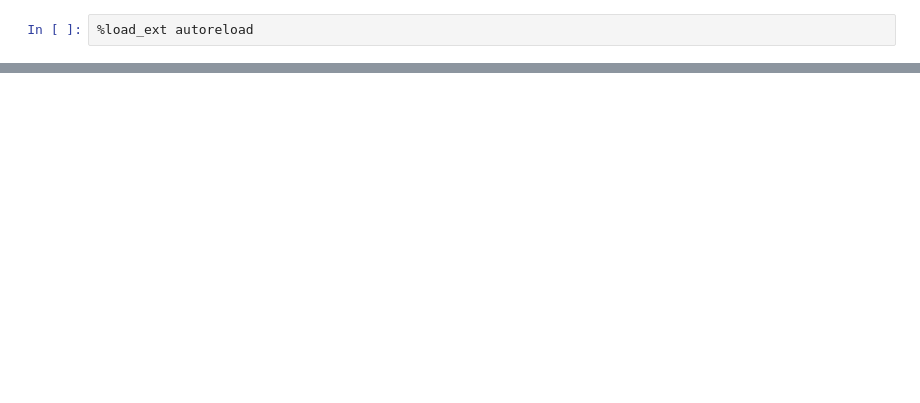
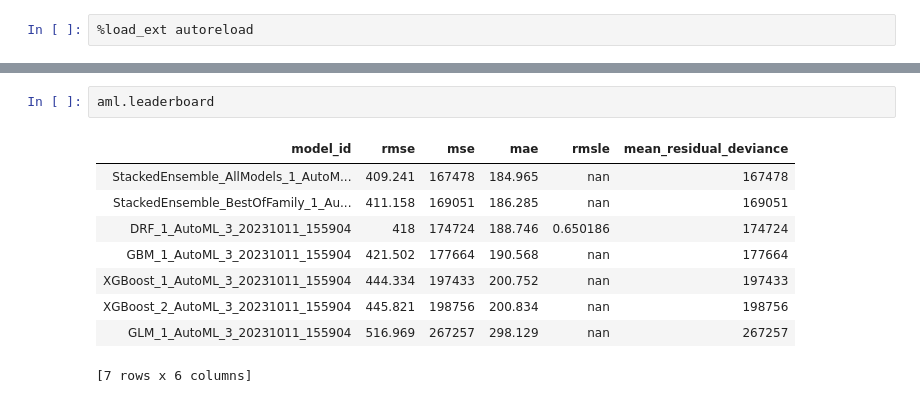
Before and after one commit to stinkyElias/TDT4173-ML, a Jupyter notebook: h2o_autoML.ipynb, the cells around one changed output, grey strips where cells are left out. Cells and saved outputs as stored; diff of their text form; blank space fills up the shorter version.

```diff
--- a/h2o_autoML.ipynb
+++ b/h2o_autoML.ipynb
@@ -118,0 +281,12 @@ automl = H2OAutoML(max_models=10, seed=1, stopping_metric='MAE')
+# %%
+aml.leaderboard
+# %% [output]
+| model_id | rmse | mse | mae | rmsle | mean_residual_deviance |
+| StackedEnsemble_AllModels_1_AutoM... | 409.241 | 167478 | 184.965 | nan | 167478 |
+| StackedEnsemble_BestOfFamily_1_Au... | 411.158 | 169051 | 186.285 | nan | 169051 |
+| DRF_1_AutoML_3_20231011_155904 | 418 | 174724 | 188.746 | 0.650186 | 174724 |
+| GBM_1_AutoML_3_20231011_155904 | 421.502 | 177664 | 190.568 | nan | 177664 |
+| XGBoost_1_AutoML_3_20231011_155904 | 444.334 | 197433 | 200.752 | nan | 197433 |
+| XGBoost_2_AutoML_3_20231011_155904 | 445.821 | 198756 | 200.834 | nan | 198756 |
+| GLM_1_AutoML_3_20231011_155904 | 516.969 | 267257 | 298.129 | nan | 267257 |
+[7 rows x 6 columns]
```
Also changed, not shown: parts of 11 cells of this notebook, 1 other file.
